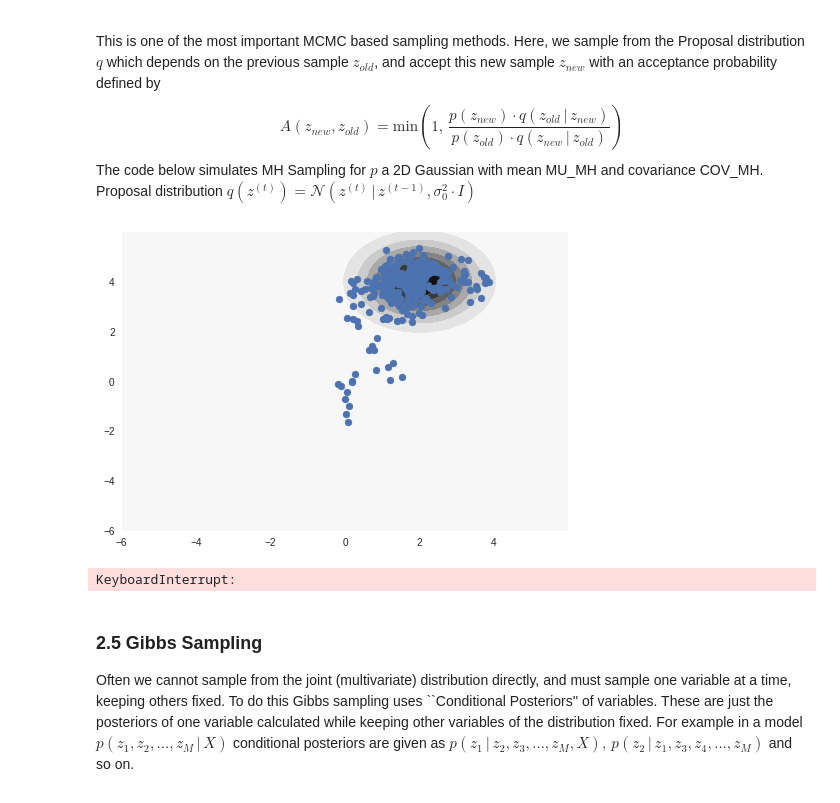
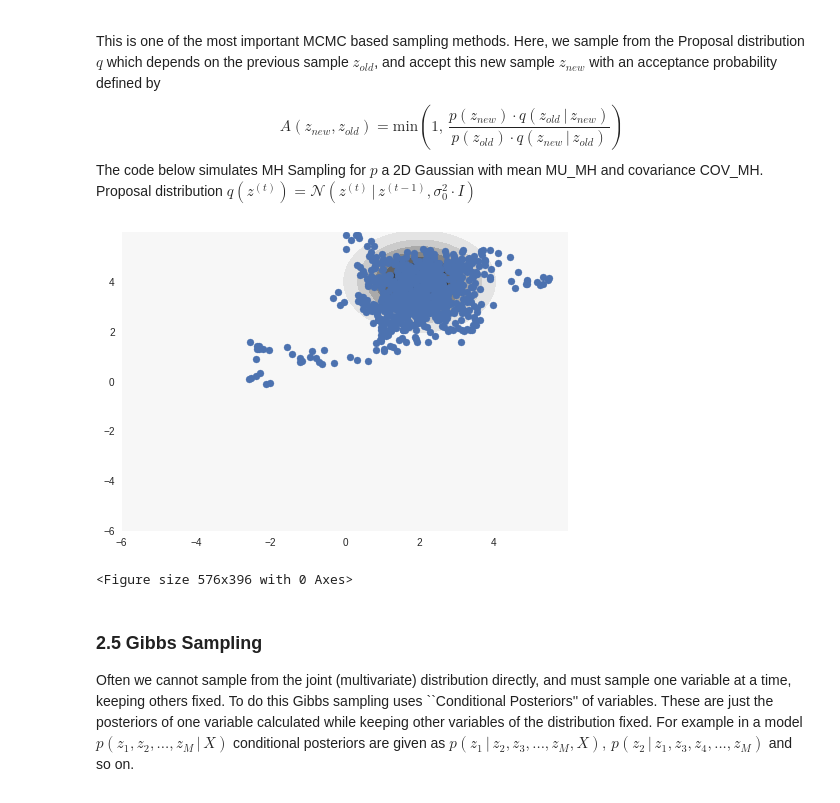
Before and after one commit to pulkitgo/Sampling-for-Approx-inference, a Jupyter notebook: PMI_Demo.ipynb, the cells around one changed output. Drawn from its saved outputs; the diff is of its cells as text; code cells hidden in the pictures.

```diff
--- a/PMI_Demo.ipynb
+++ b/PMI_Demo.ipynb
@@ -179,7 +178,7 @@ NUM_SAMPLES = 1000
 BURN_IN = 0
 THINNING = 1
 
-def plot_MH_gif(p_c, samples):
+def plot_MH(p_c, samples):
     x = np.linspace(-6,6,100)
     y = np.linspace(-6,6,100)
     X, Y = np.mgrid[-6:6:0.01,-6:6:0.01]
@@ -187,7 +186,7 @@ def plot_MH_gif(p_c, samples):
     XY = np.dstack((X,Y))
     p_cXY = p_c.pdf(XY)
 
-    STEPS = NUM_SAMPLES // 2
+    STEPS = 20
     DELTA = NUM_SAMPLES // STEPS
 
     for step in range(STEPS):
@@ -197,37 +196,36 @@ def plot_MH_gif(p_c, samples):
         del_samples = samples[:end+1]
         plt.scatter(*zip(*del_samples))
         display()
         clear_output(wait=True)
         plt.pause(0.01)
 
     plt.savefig("MH_Sampling.jpg")
 
 def metropolis_hastings(p_MH, q):
     samples = []
 
     z_old = multivariate_normal([0.,0.], np.identity(2)).rvs()  #Randomly choose z_0
 
     for idx in range(NUM_SAMPLES * THINNING + BURN_IN):
         u = uniform.rvs()
         z_new = multivariate_normal(mean=z_old, cov=ACCEPT_VAR*np.identity(2)).rvs()
 
         A = 1.
         if (p_MH.pdf(z_old) * q(z_old).pdf(z_new)) > 0:
             A = min(1., (p_MH.pdf(z_new) * q(z_new).pdf(z_old)) / (p_MH.pdf(z_old) * q(z_old).pdf(z_new)) )
 
         if idx > BURN_IN and (idx-BURN_IN) % THINNING == 0 and A > u:
             samples.append(z_new)
             z_old = z_new
 
-
-    plot_MH_gif(p_MH, samples)
+    plot_MH(p_MH, samples)
 
 p_MH = multivariate_normal(mean=MU_MH, cov=COV_MH)
 q = lambda z: multivariate_normal(mean=z, cov=ACCEPT_VAR*np.identity(2)) #Can experiment with other distributions too by modifying this
 metropolis_hastings(p_MH,q)
 # %% [output]
-[figure, old version]
+[figure, new version]
-KeyboardInterrupt:
+<Figure size 576x396 with 0 Axes>
 # %% [markdown]
 ### 2.5 Gibbs Sampling
 
```
Also changed, not shown: parts of 2 cells of this notebook.
